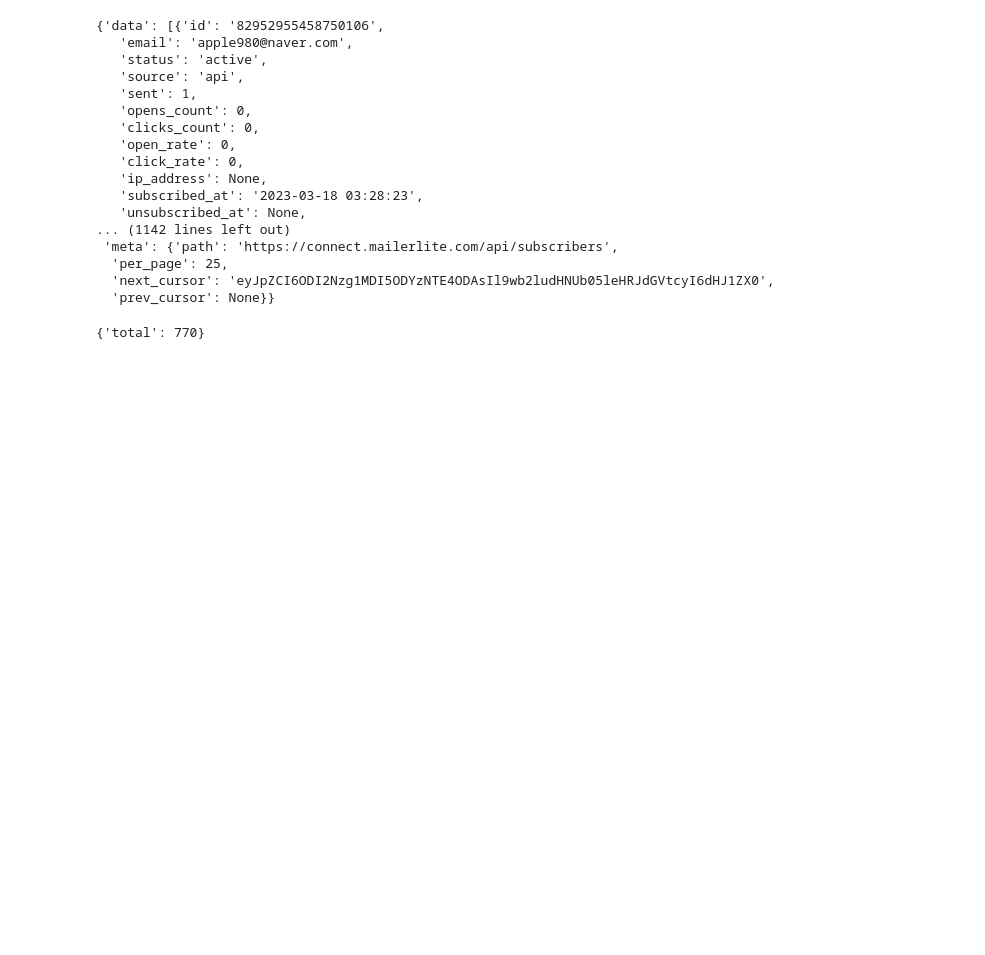
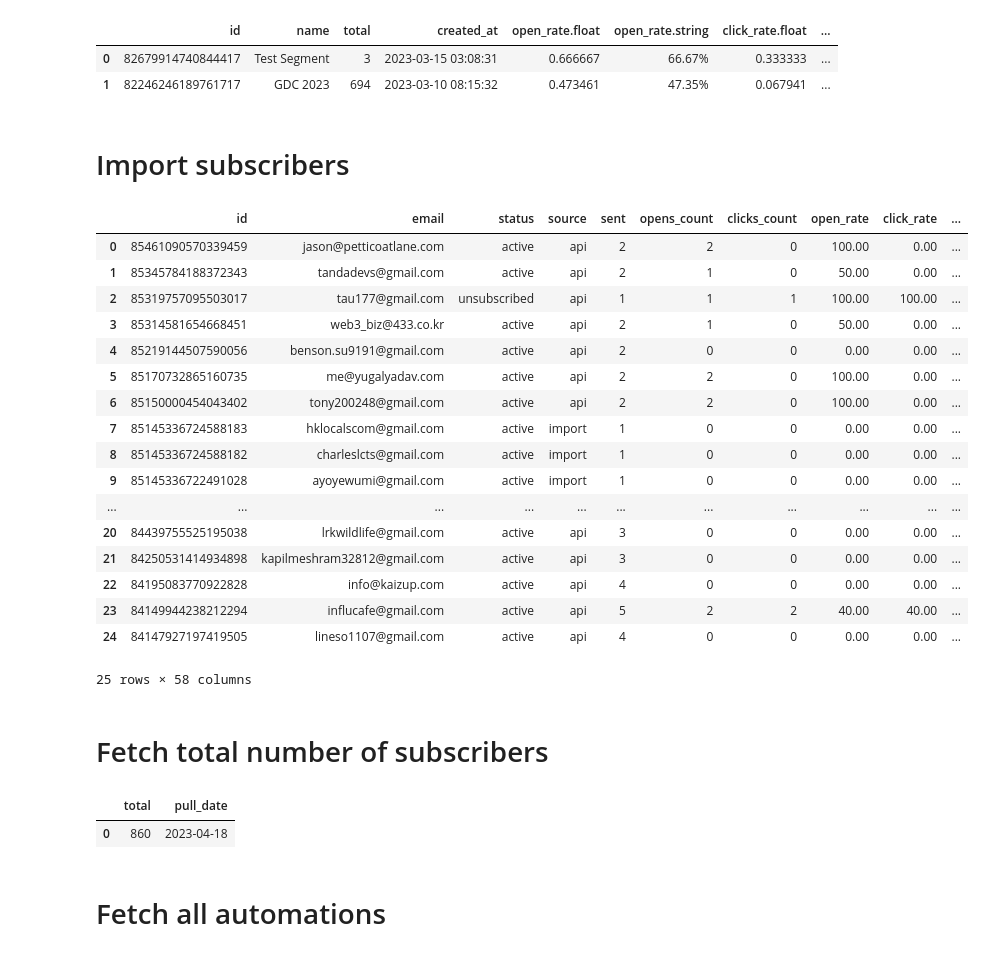
Before and after one commit to raphaelfloresca/cdb-data-warehouse-etl, a Jupyter notebook: jupyter/MailerLite.ipynb, the cells around one changed output. Saved outputs shown, nothing was run; the diff lists cells and outputs as text; code cells hidden in the pictures; blank space fills up the shorter version.

Commit message:
Pulled in MailerLite data

```diff
--- a/jupyter/MailerLite.ipynb
+++ b/jupyter/MailerLite.ipynb
@@ -9,23 +33,35 @@ headers = {
+# %%
+pd.json_normalize(segment_data)
+# %% [output]
+|  | id | name | total | created_at | open_rate.float | open_rate.string | click_rate.float | ... |
+| 0 | 82679914740844417 | Test Segment | 3 | 2023-03-15 03:08:31 | 0.666667 | 66.67% | 0.333333 | ... |
+| 1 | 82246246189761717 | GDC 2023 | 694 | 2023-03-10 08:15:32 | 0.473461 | 47.35% | 0.067941 | ... |
+# %% [markdown]
+# Import subscribers
 # %%
 # List all subscribers
 
 url = 'https://connect.mailerlite.com/api/subscribers'
-get_from_api(url, headers)
+subscriber_data = get_from_api(url, headers)['data']
+pd.json_normalize(subscriber_data)
 # %% [output]
+|  | id | email | status | source | sent | opens_count | clicks_count | open_rate | click_rate | ... |
+| 0 | 85461090570339459 | jason@petticoatlane.com | active | api | 2 | 2 | 0 | 100.00 | 0.00 | ... |
+| 1 | 85345784188372343 | tandadevs@gmail.com | active | api | 2 | 1 | 0 | 50.00 | 0.00 | ... |
+| 2 | 85319757095503017 | tau177@gmail.com | unsubscribed | api | 1 | 1 | 1 | 100.00 | 100.00 | ... |
+| 3 | 85314581654668451 | web3_biz@433.co.kr | active | api | 2 | 1 | 0 | 50.00 | 0.00 | ... |
+| 4 | 85219144507590056 | benson.su9191@gmail.com | active | api | 2 | 0 | 0 | 0.00 | 0.00 | ... |
+| 5 | 85170732865160735 | me@yugalyadav.com | active | api | 2 | 2 | 0 | 100.00 | 0.00 | ... |
+| 6 | 85150000454043402 | tony200248@gmail.com | active | api | 2 | 2 | 0 | 100.00 | 0.00 | ... |
+| 7 | 85145336724588183 | hklocalscom@gmail.com | active | import | 1 | 0 | 0 | 0.00 | 0.00 | ... |
+| 8 | 85145336724588182 | charleslcts@gmail.com | active | import | 1 | 0 | 0 | 0.00 | 0.00 | ... |
+| 9 | 85145336722491028 | ayoyewumi@gmail.com | active | import | 1 | 0 | 0 | 0.00 | 0.00 | ... |
+| ... | ... | ... | ... | ... | ... | ... | ... | ... | ... | ... |
+| 20 | 84439755525195038 | lrkwildlife@gmail.com | active | api | 3 | 0 | 0 | 0.00 | 0.00 | ... |
+| 21 | 84250531414934898 | kapilmeshram32812@gmail.com | active | api | 3 | 0 | 0 | 0.00 | 0.00 | ... |
+| 22 | 84195083770922828 | info@kaizup.com | active | api | 4 | 0 | 0 | 0.00 | 0.00 | ... |
+| 23 | 84149944238212294 | influcafe@gmail.com | active | api | 5 | 2 | 2 | 40.00 | 40.00 | ... |
+| 24 | 84147927197419505 | lineso1107@gmail.com | active | api | 4 | 0 | 0 | 0.00 | 0.00 | ... |
-{'data': [{'id': '82952955458750106',
-   'email': 'apple980@naver.com',
-   'status': 'active',
-   'source': 'api',
-   'sent': 1,
-   'opens_count': 0,
-   'clicks_count': 0,
-   'open_rate': 0,
-   'click_rate': 0,
-   'ip_address': None,
-   'subscribed_at': '2023-03-18 03:28:23',
-   'unsubscribed_at': None,
-... (1142 lines left out)
- 'meta': {'path': 'https://connect.mailerlite.com/api/subscribers',
-  'per_page': 25,
-  'next_cursor': 'eyJpZCI6ODI2Nzg1MDI5ODYzNTE4ODAsIl9wb2ludHNUb05leHRJdGVtcyI6dHJ1ZX0',
-  'prev_cursor': None}}
+25 rows × 58 columns
+# %% [markdown]
+# Fetch total number of subscribers
@@ -33,9 +71,15 @@ get_from_api(url, headers)
 # Fetch total number of subscribers
 
 url = 'https://connect.mailerlite.com/api/subscribers?limit=0'
-get_from_api(url, headers)
+subscribers_data = get_from_api(url, headers)
+df = pd.DataFrame(subscribers_data, index=[0])
+df["pull_date"] = date.today()
+df
 # %% [output]
-{'total': 770}
+|  | total | pull_date |
+| 0 | 860 | 2023-04-18 |
+# %% [markdown]
+# Fetch all automations
 # %%
 # Fetch all automations
 
```
Also changed, not shown: parts of 10 cells of this notebook, 6 other files.
